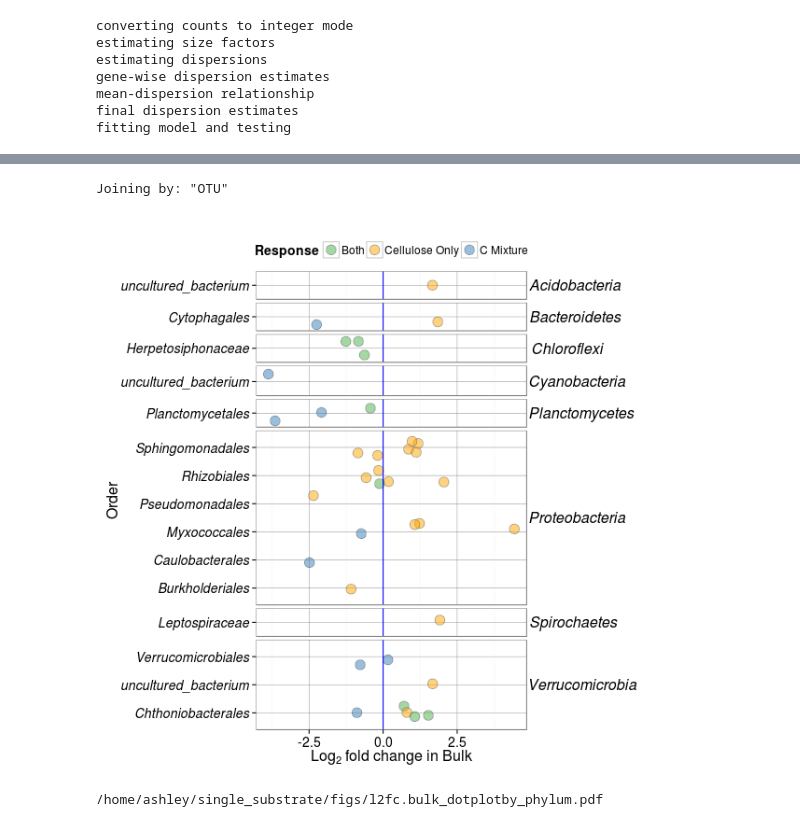
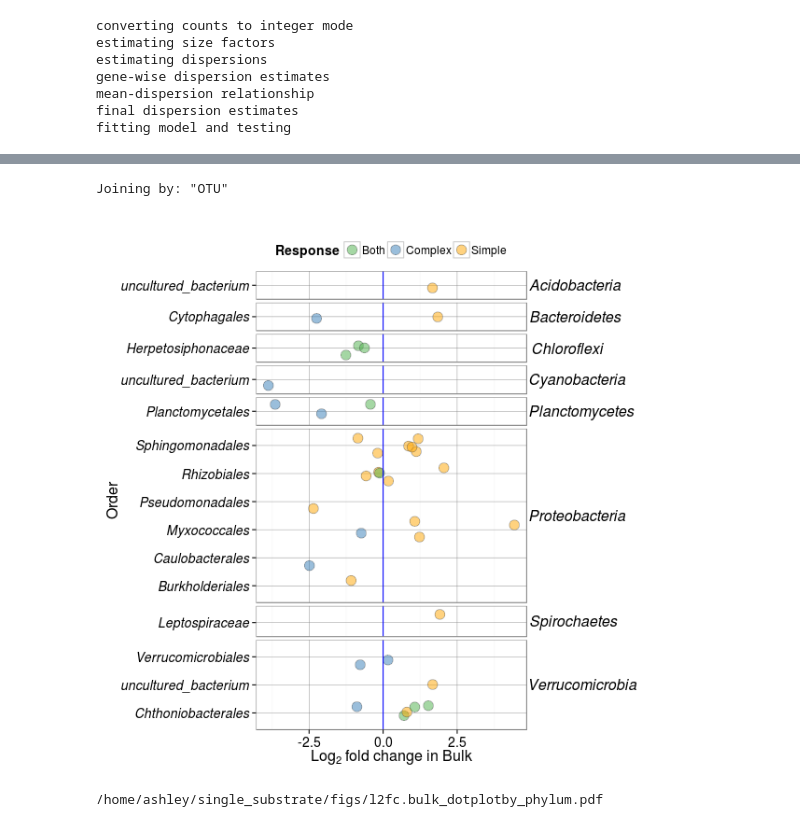
Before and after one commit to acampbellina/single_substrate, a Jupyter notebook: Bulk_l2fc.ipynb, the cells around one changed output, grey strips where cells are left out. Cells and saved outputs as stored; diff of their text form; code cells hidden in the pictures.

```diff
--- a/Bulk_l2fc.ipynb
+++ b/Bulk_l2fc.ipynb
@@ -72,8 +87,11 @@ final dispersion estimates
 fitting model and testing
 # %%
 %%R
+FDR = 0.1
 df.bulk = data.frame(results(dds, independentFiltering = FALSE)) %>%
-    select(l2fc.bulk = log2FoldChange)
+    select(l2fc.bulk = log2FoldChange, pval.bulk = pvalue)
 df.bulk$OTU = rownames(df.bulk)
-head(df.bulk)
+df.bulk = df.bulk %>%
+    mutate(padj.bulk = p.adjust(pval.bulk, method = "BH"))
+df.bulk
 # %% [output]
@@ -90,8 +118,8 @@ FDR = 0.10
 
 rspnse = function(x, t) {
     ifelse(length(x) == 2, "Both", ifelse(t == "13CCSS",
-                                          "Cellulose Only",
-                                          "C Mixture"))
+                                          "Simple",
+                                          "Complex"))
 }
 
 df.rspnse = read.csv("data/l2fc_table.csv") %>%
@@ -106,38 +134,38 @@ df.rspnse = read.csv("data/l2fc_table.csv") %>%
               Rank4 = first(Rank4)) %>%
     left_join(df.bulk)
 
-colours = c("#4daf4a", "orange", "#377eb8")
+colours = c("#4daf4a", "#377eb8", "orange")
 
 p = ggplot(df.rspnse, aes(y = Rank4, x = l2fc.bulk, fill = rspnse))
 
 p = p + geom_point(size = 5, shape = 21, alpha = 0.5, position = position_jitter(h = 0.3, w = 0), color = "gray33")
 
 p = p + facet_grid(Rank2 ~ ., scales = "free_y", space = "free")
 
 p = p + geom_vline(xintercept = 0, color = "blue")
 
 p = p + scale_fill_manual(values = colours, na.value = "black")
 
 p = p + theme_bw()
 
 p = p + labs(x = expression(paste(Log[2]," fold change in Bulk",sep="")), y = "Order", fill = "Response")
 
 p = p + theme(axis.text.y = element_text(size = 14, face = "italic"),
               axis.text.x = element_text(size = 14),
               axis.title = element_text(size = 16),
               strip.text.y = element_text(angle = 0, hjust = 0.1, size = 16, face = "italic"),
               strip.background = element_blank(),
               panel.grid.major = element_line(colour = "#808080"),
               legend.position = "top",
               legend.title = element_text(size = 14),
               legend.text = element_text(size = 12))
 
 p.fc = p
 
 p
 # %% [output]
 Joining by: "OTU"
-[figure, old version]
+[figure, new version]
 # %%
 %%R
 ggsave("figs/l2fc.bulk_dotplotby_phylum.pdf", p.fc, h = 10, w = 8)
```
Also changed, not shown: parts of 7 cells of this notebook, 4 other files.
